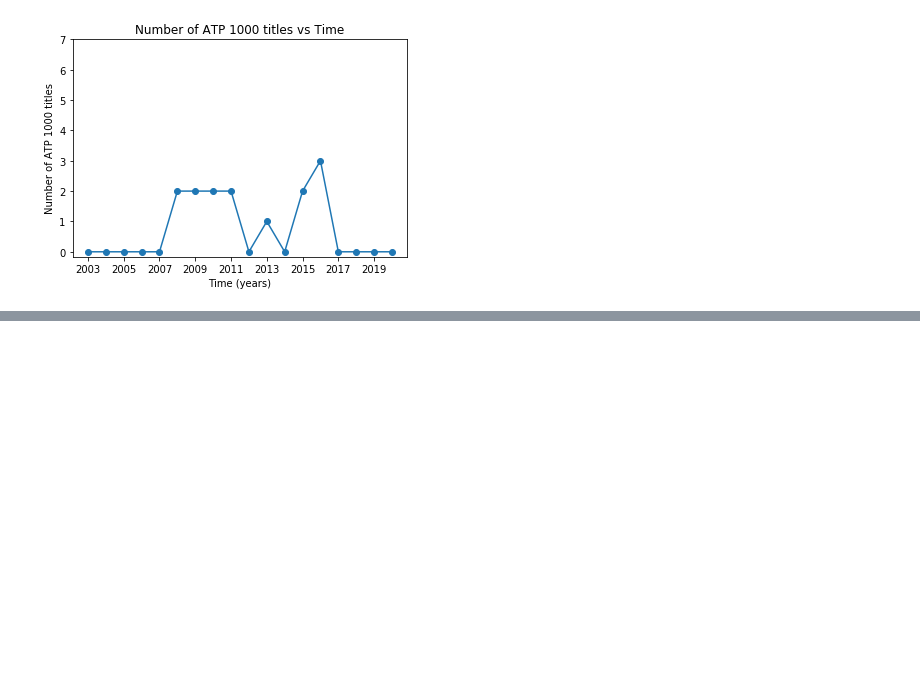
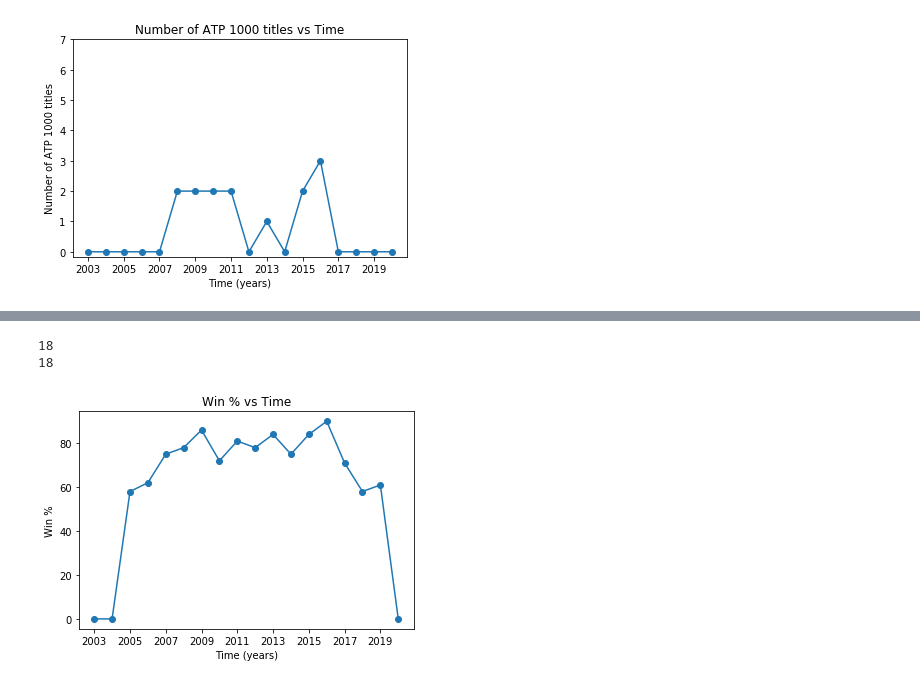
Before and after one commit to pavpanda/tennis-players-analysis, a Jupyter notebook: murray_data_analysis.ipynb, the cells around one changed output, grey strips where cells are left out. Saved outputs shown, nothing was run; the diff lists cells and outputs as text; code cells hidden in the pictures; blank space fills up the shorter version.

```diff
--- a/murray_data_analysis.ipynb
+++ b/murray_data_analysis.ipynb
@@ -62,0 +74,6 @@ ValueError: x and y must be the same size
+# %%
+plot_row(df, "Win %", False, True, 2003, 2020, "Win % vs Time", "Time (years)", "Win %", "murraywin%.png", False, [])
+# %% [output]
+18
+18
+[figure, added]
```
Also changed, not shown: parts of 3 cells of this notebook, 8 other files.
